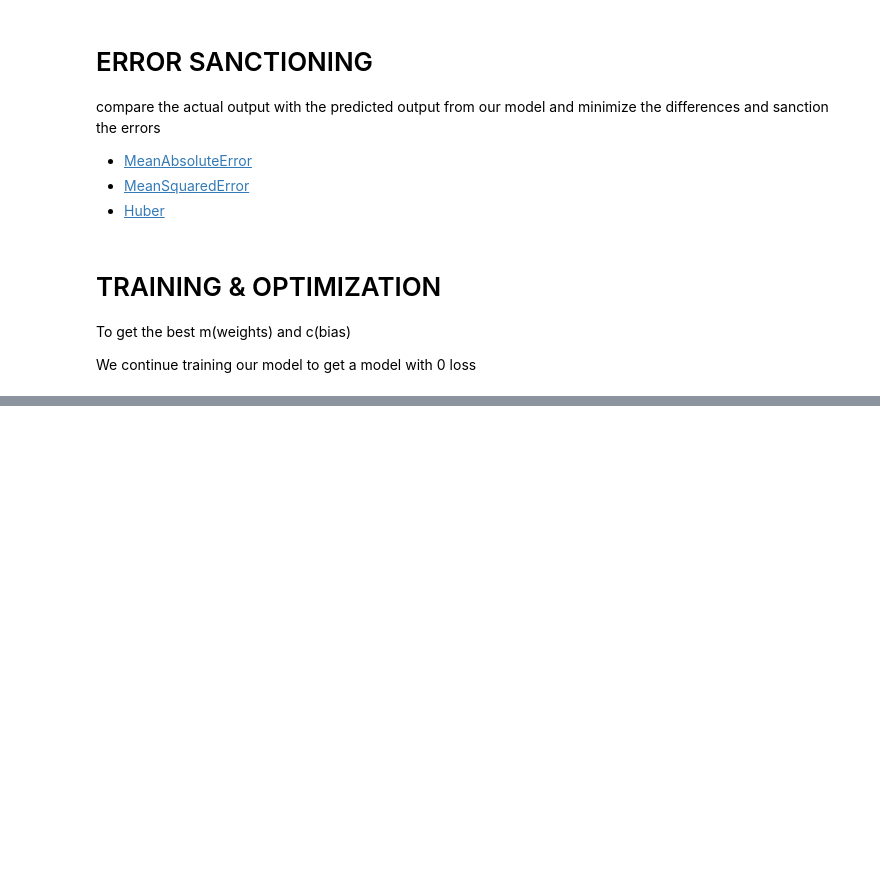
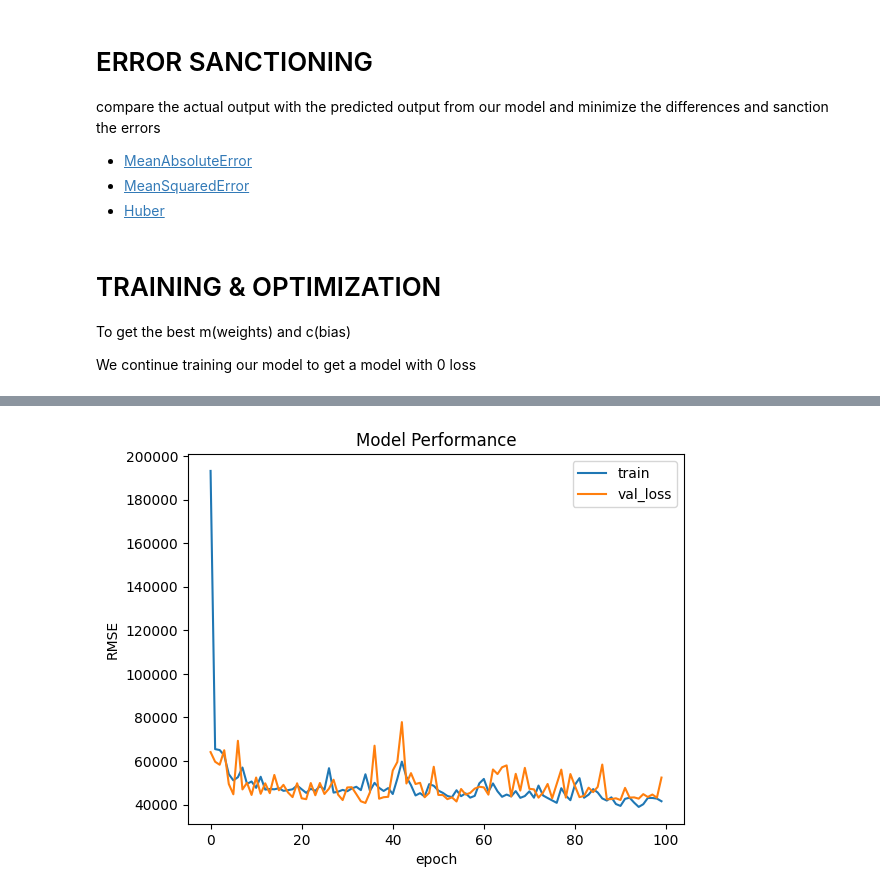
Before and after one commit to Soodeh84/DL_for_Computervision, a Jupyter notebook: NeuralNetworks_CarPricePrediction.ipynb, the cells around one changed output, grey strips where cells are left out. Drawn from its saved outputs; the diff is of its cells as text; code cells hidden in the pictures; blank space fills up the shorter version.

```diff
--- a/NeuralNetworks_CarPricePrediction.ipynb
+++ b/NeuralNetworks_CarPricePrediction.ipynb
@@ -167,0 +216,10 @@ plt.show()
+# %%
+plt.plot(history.history['root_mean_squared_error'])
+plt.plot(history.history['val_root_mean_squared_error'])
+plt.title('Model Performance')
+plt.ylabel('RMSE')
+plt.xlabel('epoch')
+plt.legend(['train', 'val_loss'])
+plt.show()
+# %% [output]
+[figure, added]
```
Also changed, not shown: parts of 28 cells of this notebook.
